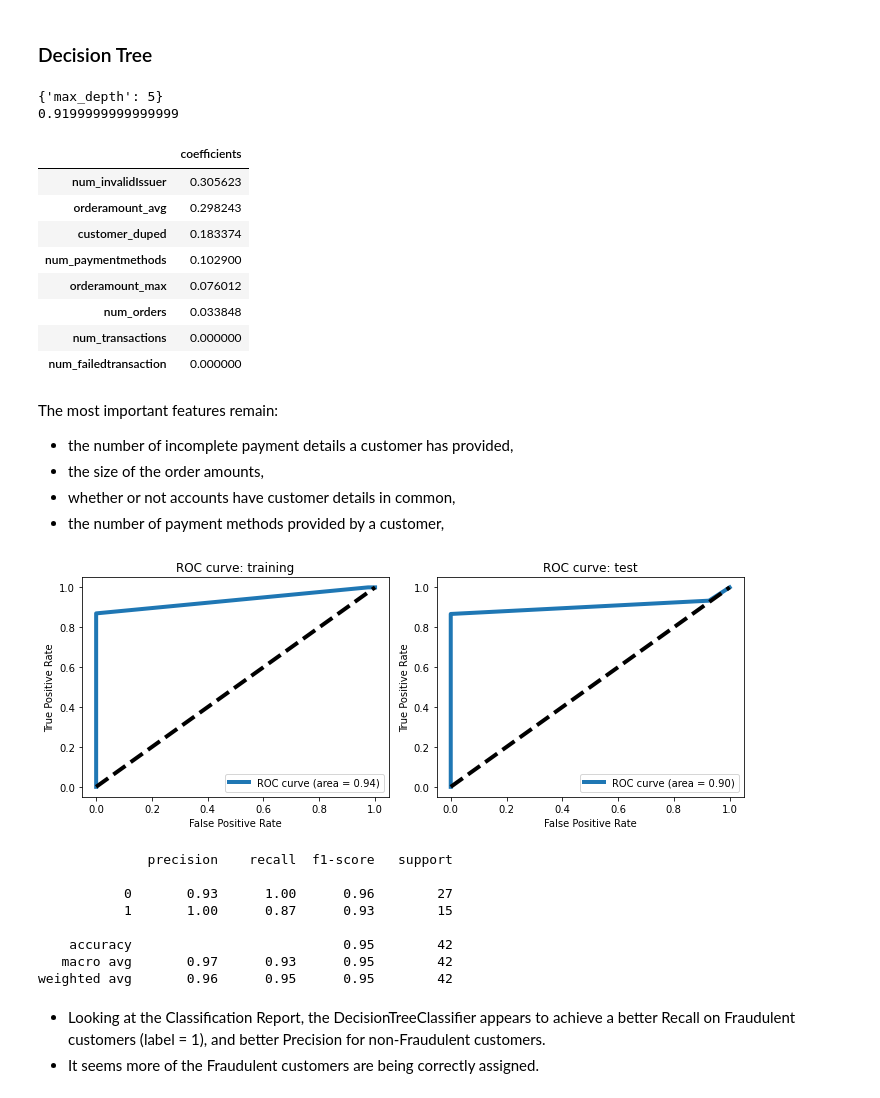
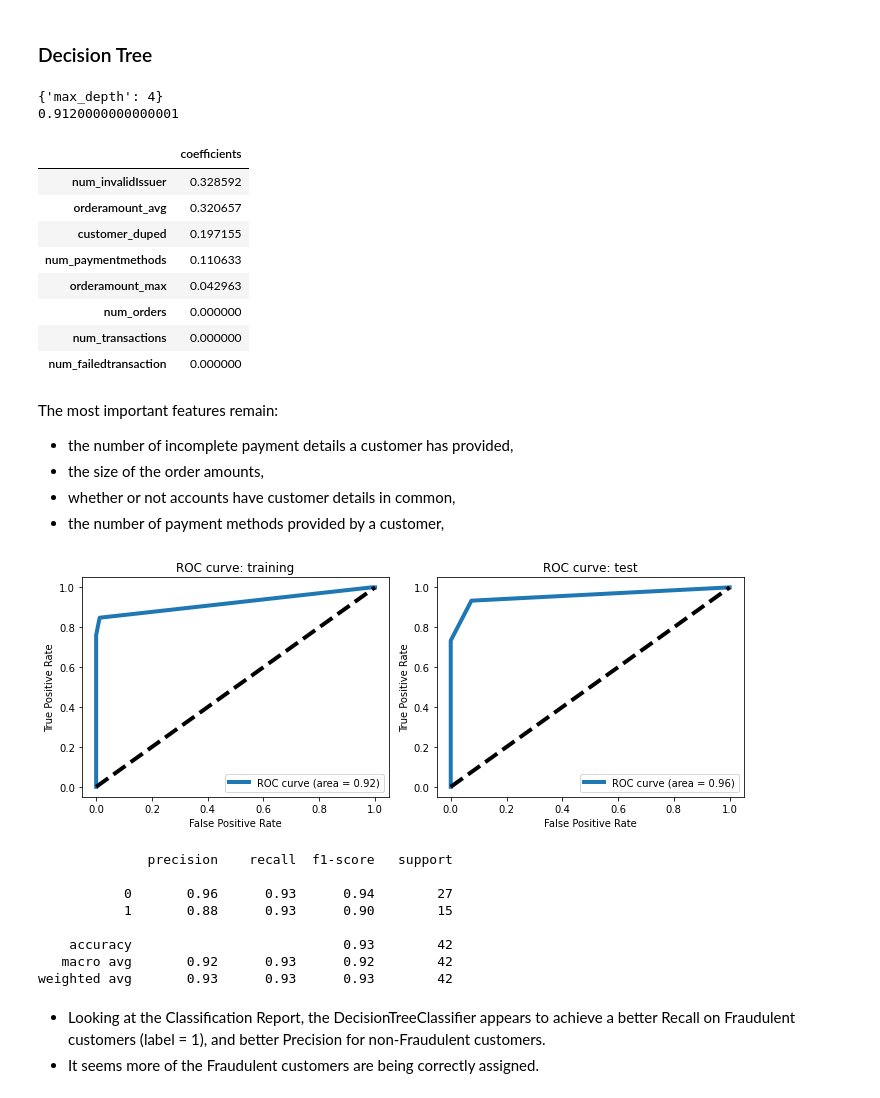
Before and after one commit to noahberhe/code-test-data-science, a Jupyter notebook: Ravelin_Data_Science_Test.ipynb, the cells around one changed output. Cells and saved outputs as stored; diff of their text form; code cells hidden in the pictures.

Commit message:
Test submission 3

```diff
--- a/Ravelin_Data_Science_Test.ipynb
+++ b/Ravelin_Data_Science_Test.ipynb
@@ -400,16 +425,16 @@ y = le.fit_transform(y)
 X_train, X_test, y_train, y_test = train_test_split(X, y, random_state=1)
 
 scaler = StandardScaler()
-X_train = scaler.fit_transform(X_train)
-X_test = scaler.transform(X_test)
+Xstd_train = scaler.fit_transform(X_train)
+Xstd_test = scaler.transform(X_test)
 # %% [markdown]
 ### Logistic Regression
 # %%
 from sklearn.linear_model import LogisticRegressionCV
 
 lrcv = LogisticRegressionCV(max_iter=10000)
-lrcv.fit(X_train, y_train)
-print(lrcv.score(X_test, y_test))
+lrcv.fit(Xstd_train, y_train)
+print(lrcv.score(Xstd_test, y_test))
 print(lrcv.C_)
 # %% [output]
 0.8809523809523809
@@ -487,25 +512,25 @@ dt = DecisionTreeClassifier()
 params = {'max_depth': range(2,10)}
 
 gs_dt = GridSearchCV(dt, params)
-gs_dt.fit(X_train, y_train)
+gs_dt.fit(Xstd_train, y_train)
 print(gs_dt.best_params_)
 print(gs_dt.best_score_)
 # %% [output]
-{'max_depth': 5}
-0.9199999999999999
+{'max_depth': 4}
+0.9120000000000001
 # %%
-gs_dt_coefficients = pd.DataFrame(gs_dt.best_estimator_.feature_importances_,
+gs_dt_importances = pd.DataFrame(gs_dt.best_estimator_.feature_importances_,
                                   index=X.columns,
                                   columns=['coefficients']).sort_values('coefficients',ascending=False)
-gs_dt_coefficients
+gs_dt_importances
 # %% [output]
 |  | coefficients |
-| num_invalidIssuer | 0.305623 |
-| orderamount_avg | 0.298243 |
-| customer_duped | 0.183374 |
-| num_paymentmethods | 0.102900 |
-| orderamount_max | 0.076012 |
-| num_orders | 0.033848 |
+| num_invalidIssuer | 0.328592 |
+| orderamount_avg | 0.320657 |
+| customer_duped | 0.197155 |
+| num_paymentmethods | 0.110633 |
+| orderamount_max | 0.042963 |
+| num_orders | 0.000000 |
 | num_transactions | 0.000000 |
 | num_failedtransaction | 0.000000 |
 # %% [markdown]
@@ -516,44 +541,44 @@ The most important features remain:
 - the number of payment methods provided by a customer,
 # %%
 # ROC curve: training
-y_pp = pd.DataFrame(gs_dt.predict_proba(X_train), columns=['class_0_pp', 'class_1_pp'])
+y_pp = pd.DataFrame(gs_dt.predict_proba(Xstd_train), columns=['class_0_pp', 'class_1_pp'])
 fpr, tpr, threshold = roc_curve(y_train, y_pp.class_1_pp)
 roc_auc = auc(fpr, tpr)
 
 fig, ax = plt.subplots(ncols=2, figsize=(10,4))
 ax[0].plot(fpr, tpr, label='ROC curve (area = %0.2f)' % roc_auc, linewidth=4)
 ax[0].plot([0, 1], [0, 1], 'k--', linewidth=4)
 ax[0].set_xlabel('False Positive Rate')
 ax[0].set_ylabel('True Positive Rate')
 ax[0].legend(loc="lower right")
 ax[0].set_title('ROC curve: training')
 
 # ROC Curve: test
-y_pp = pd.DataFrame(gs_dt.predict_proba(X_test), columns=['class_0_pp', 'class_1_pp'])
+y_pp = pd.DataFrame(gs_dt.predict_proba(Xstd_test), columns=['class_0_pp', 'class_1_pp'])
 fpr, tpr, threshold = roc_curve(y_test, y_pp.class_1_pp)
 roc_auc = auc(fpr, tpr)
 
 ax[1].plot(fpr, tpr, label='ROC curve (area = %0.2f)' % roc_auc, linewidth=4)
 ax[1].plot([0, 1], [0, 1], 'k--', linewidth=4)
 ax[1].set_xlabel('False Positive Rate')
 ax[1].set_ylabel('True Positive Rate')
 ax[1].legend(loc="lower right")
 ax[1].set_title('ROC curve: test')
 
 plt.tight_layout();
 # %% [output]
-[figure, old version]
+[figure, new version]
 # %%
-print(classification_report(y_test, gs_dt.predict(X_test)))
+print(classification_report(y_test, gs_dt.predict(Xstd_test)))
 # %% [output]
               precision    recall  f1-score   support
 
-           0       0.93      1.00      0.96        27
-           1       1.00      0.87      0.93        15
+           0       0.96      0.93      0.94        27
+           1       0.88      0.93      0.90        15
 
-    accuracy                           0.95        42
-   macro avg       0.97      0.93      0.95        42
-weighted avg       0.96      0.95      0.95        42
+    accuracy                           0.93        42
+   macro avg       0.92      0.93      0.92        42
+weighted avg       0.93      0.93      0.93        42
 # %% [markdown]
 - Looking at the Classification Report, the DecisionTreeClassifier appears to achieve a better Recall on Fraudulent customers (label = 1), and better Precision for non-Fraudulent customers.
 - It seems more of the Fraudulent customers are being correctly assigned.
```
Also changed, not shown: parts of 16 cells of this notebook.
